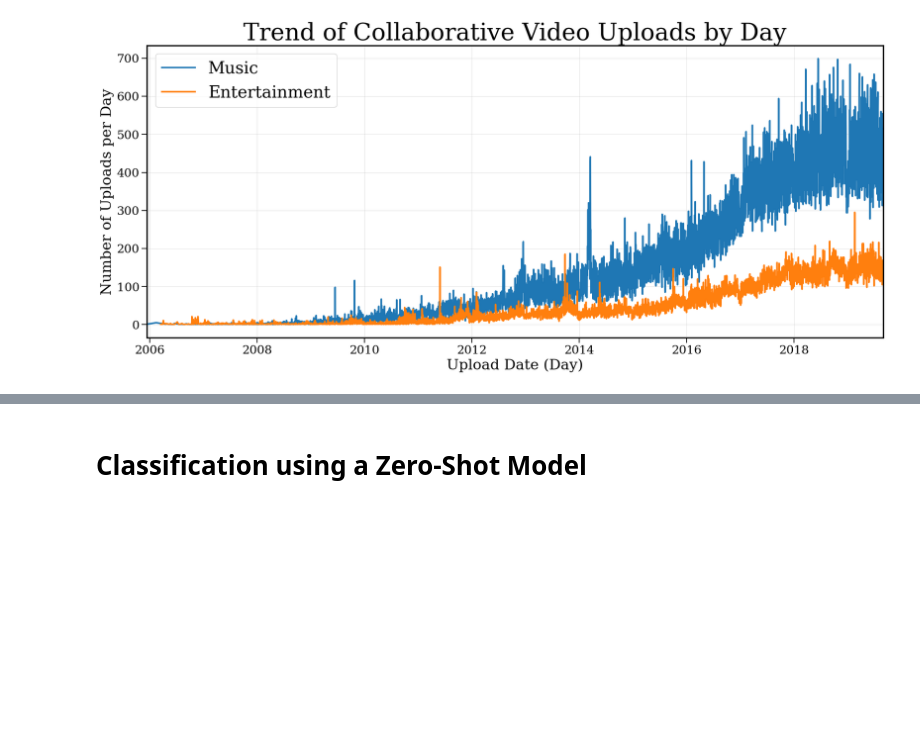
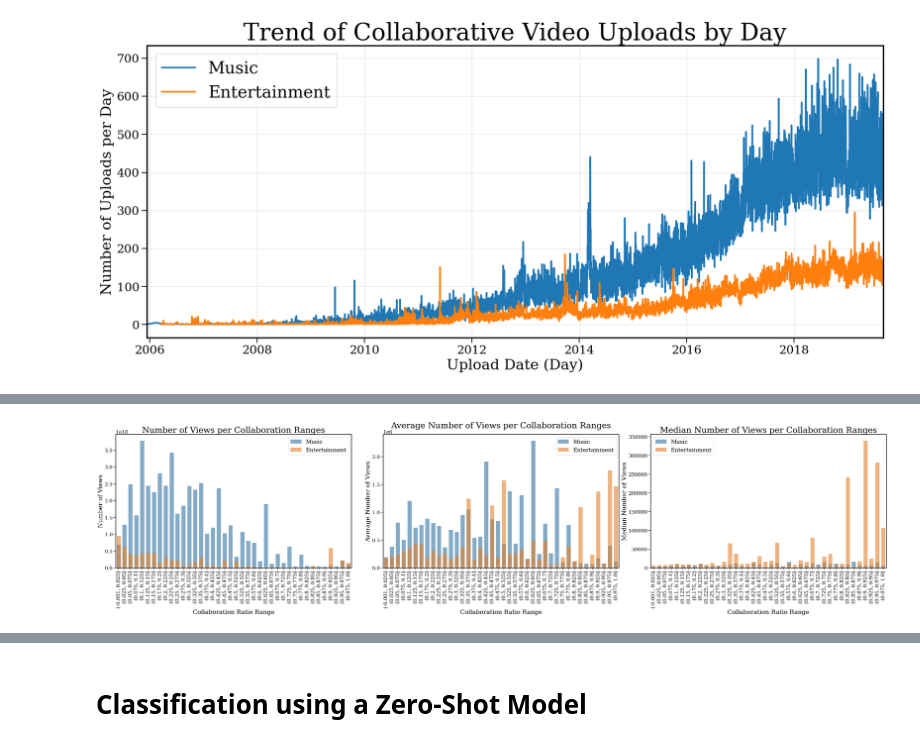
Before and after one commit to epfl-ada/ada-2024-project-tropicaltoucansinsight, a Jupyter notebook: collaborations.ipynb, the cells around one changed output, grey strips where cells are left out. Cells and saved outputs as stored; diff of their text form; code cells hidden in the pictures; blank space fills up the shorter version.

```diff
--- a/collaborations.ipynb
+++ b/collaborations.ipynb
@@ -441,0 +506,10 @@ data_utils.get_upload_evolution(df_music, df_entertainment, period="D")
+# %%
+# Define plotting parameters for views
+metrics = [("num_views", "num_views"), ("avg_views", "avg_views"), ("med_views", "med_views")]
+titles = ["Number of Views per Collaboration Ranges", "Average Number of Views per Collaboration Ranges", "Median Number of Views per Collaboration Ranges"]
+ylabels = ["Number of Views", "Average Number of Views", "Median Number of Views"]
+
+# Plot the views statistics vs. collaboration ratio range
+data_utils.plot_collaboration_stats(stats_music, stats_entertainment, metrics, titles, ylabels)
+# %% [output]
+[figure, added]
```
Also changed, not shown: parts of 22 cells of this notebook.
